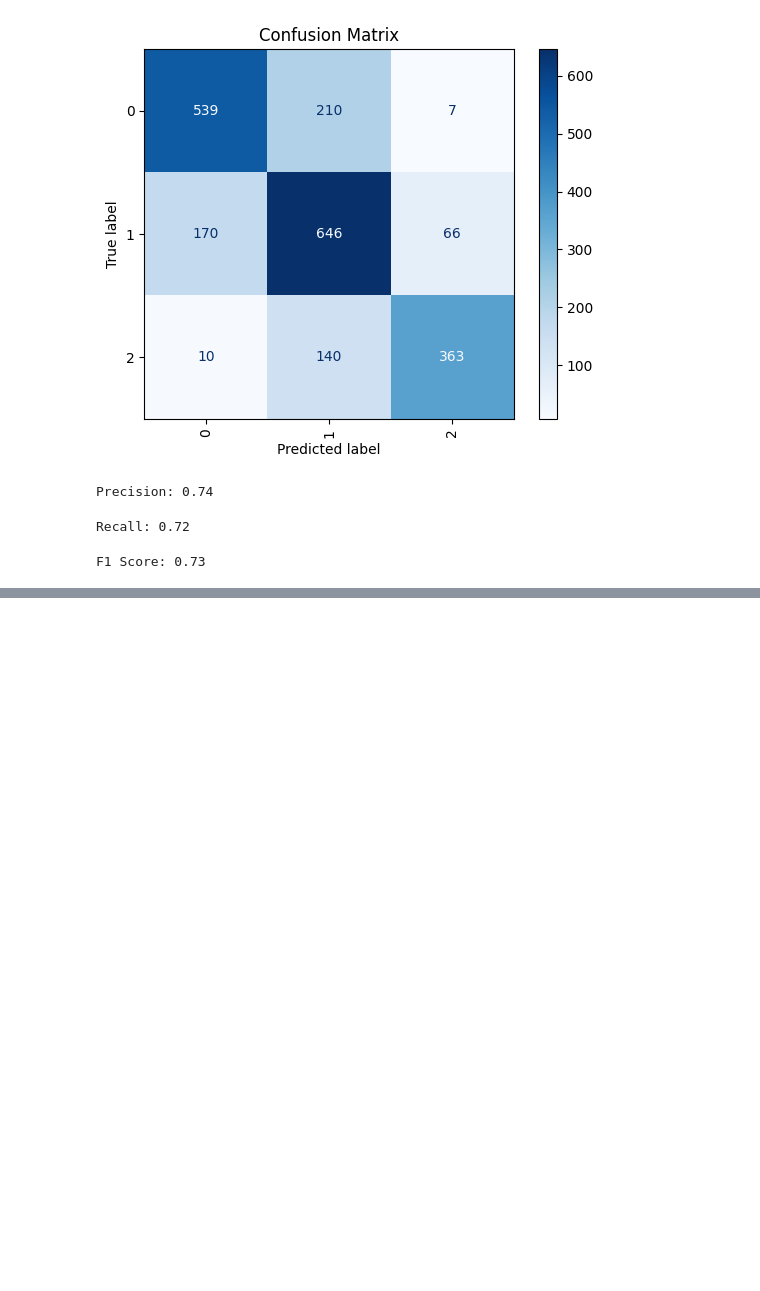
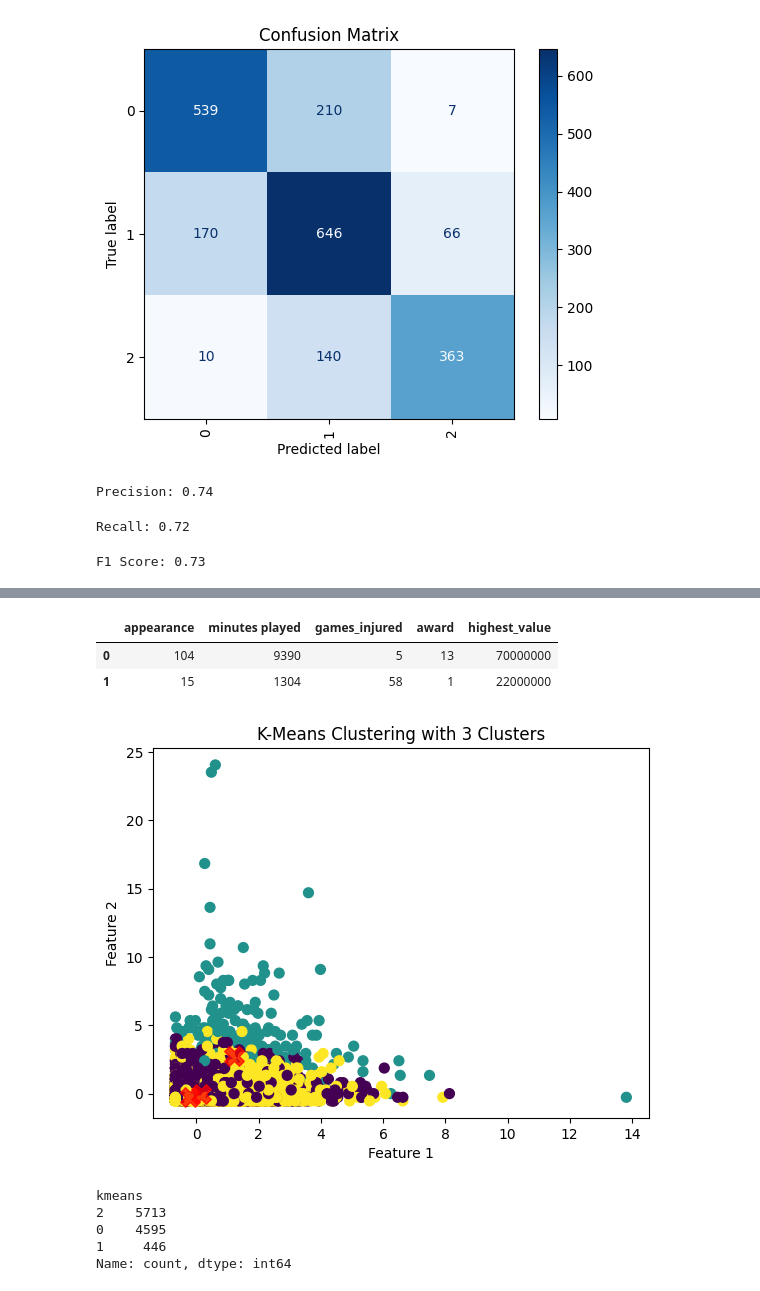
Before and after one commit to Tuwaiq-DS-ML-bootcamp-V-9/Usecase-7, a Jupyter notebook: EDA explain template.ipynb, the cells around one changed output, grey strips where cells are left out. Cells and saved outputs as stored; diff of their text form; code cells hidden in the pictures; blank space fills up the shorter version.

```diff
--- a/EDA explain template.ipynb
+++ b/EDA explain template.ipynb
@@ -1917,0 +1986,18 @@ F1 Score: 0.73
+# %%
+football_players_data_Kmeans.head(2)
+# %% [output]
+|  | appearance | minutes played | games_injured | award | highest_value |
+| 0 | 104 | 9390 | 5 | 13 | 70000000 |
+| 1 | 15 | 1304 | 58 | 1 | 22000000 |
+# %%
+# Plotting the clusters with optimal number
+plt.scatter(X_scaled[:, 2], X_scaled[:, 3], c=y_pred, s=50, cmap='viridis')
+
+centers = model.cluster_centers_
+plt.scatter(centers[:, 2], centers[:, 3], c='red', s=200, alpha=0.75, marker='X')
+plt.title(f'K-Means Clustering with {optimal_clusters} Clusters')
+plt.xlabel('Feature 1')
+plt.ylabel('Feature 2')
+plt.show()
+# %% [output]
+[figure, added]
@@ -1917,0 +2006,8 @@ F1 Score: 0.73
+# %%
+football_players_data_Kmeans['kmeans'].value_counts()
+# %% [output]
+kmeans
+2    5713
+0    4595
+1     446
+Name: count, dtype: int64
```
Also changed, not shown: parts of 53 cells of this notebook.
